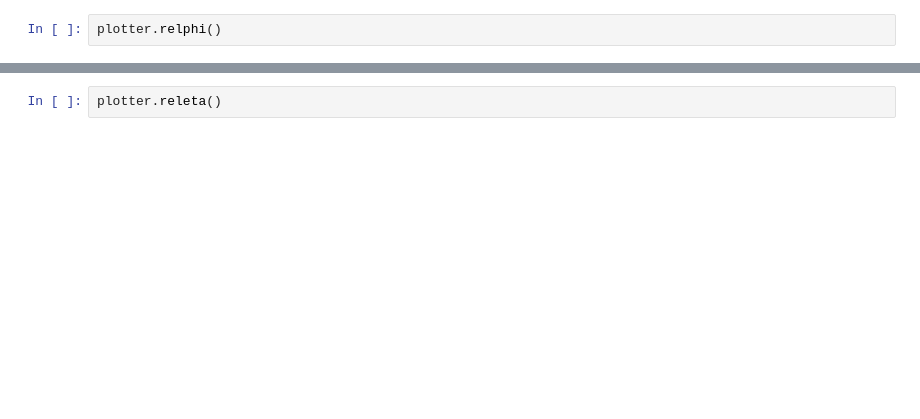
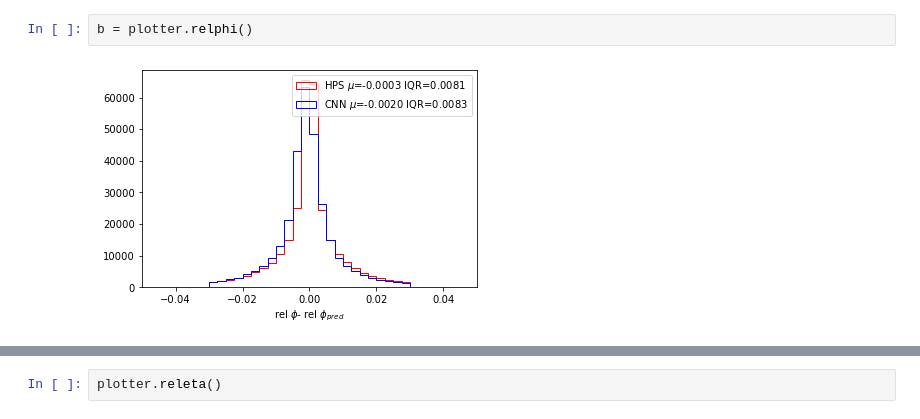
Before and after one commit to lucasrussell01/DeepPi, a Jupyter notebook: Evaluation/notebooks/plot_kinematic_err.ipynb, the cells around one changed output, grey strips where cells are left out. Drawn from its saved outputs; the diff is of its cells as text; blank space fills up the shorter version.

```diff
--- a/Evaluation/notebooks/plot_kinematic_err.ipynb
+++ b/Evaluation/notebooks/plot_kinematic_err.ipynb
@@ -55,2 +70,4 @@ plotter.profile("eta")
 # %%
-plotter.relphi()
+b = plotter.relphi()
+# %% [output]
+[figure, added]
```
Also changed, not shown: parts of 10 cells of this notebook, 8 other files.
